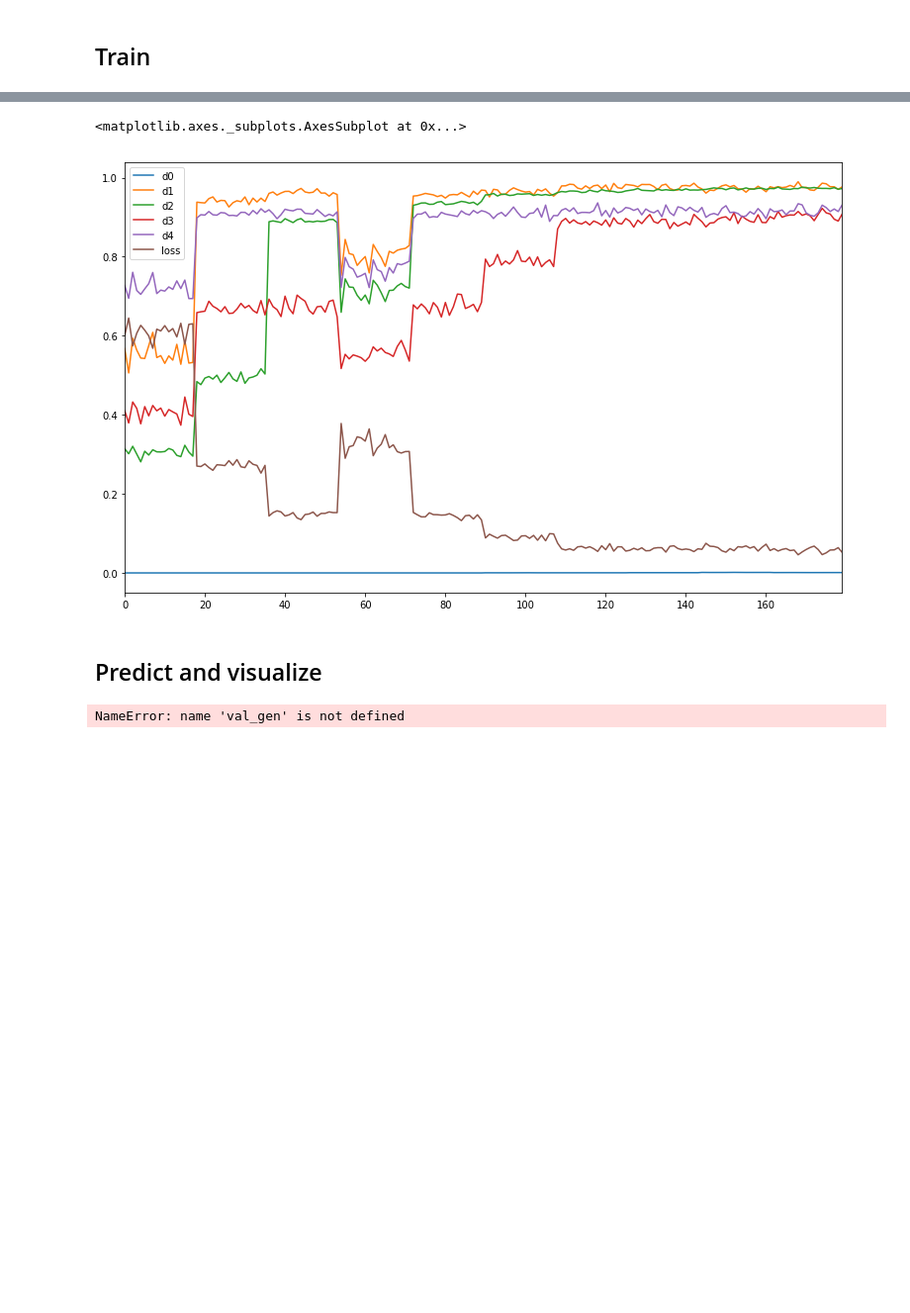
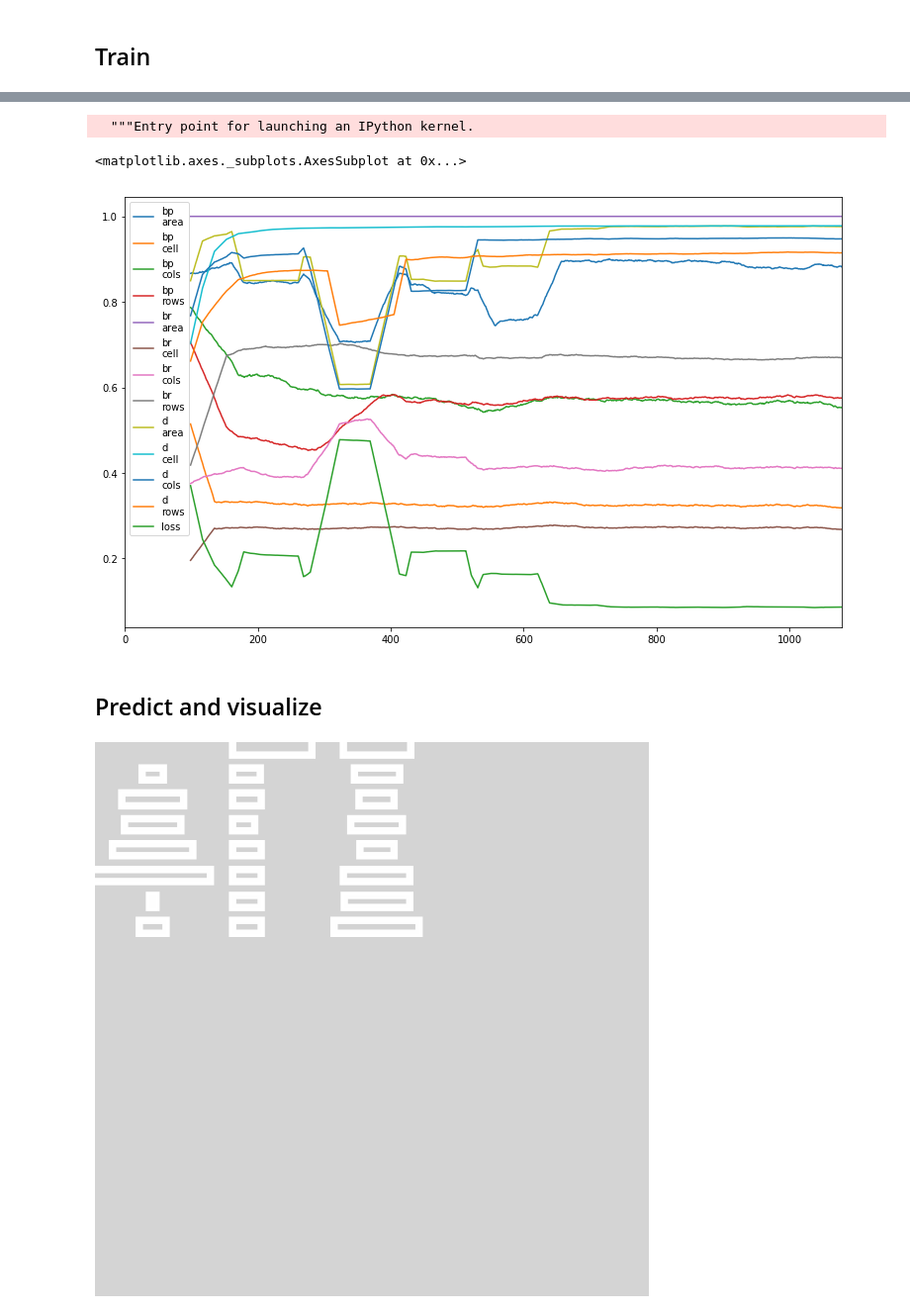
Before and after one commit to windj007/tablex-dataset, a Jupyter notebook: box_based_pytorch.ipynb, the cells around one changed output, grey strips where cells are left out. Shown at 99% size. Saved outputs shown, nothing was run; the diff lists cells and outputs as text; code cells hidden in the pictures; blank space fills up the shorter version.

```diff
--- a/box_based_pytorch.ipynb
+++ b/box_based_pytorch.ipynb
@@ -81,15 +81,16 @@ def make_mask_for_nn(size, box_cats, boxes_on_image):
     return result
 
 
-def calc_loss_weights(mask, edge_add_weight=0.5, laplacian_ksize=5):
+def calc_loss_weights(mask, edge_add_weight=0.2, laplacian_ksize=9, edge_th=1.1):
     result = numpy.ones_like(mask)
     for sample_i in range(mask.shape[0]):
         for channel_i in range(mask.shape[1]):
             edges = numpy.absolute(cv2.Laplacian(mask[sample_i, channel_i],
                                                  cv2.CV_32F,
                                                  ksize=laplacian_ksize))
+            edges = numpy.where(edges > edge_th, 1, 0)
             if edges.max() > 0:
-                result[sample_i, channel_i] += (edge_add_weight * edges / edges.max())
+                result[sample_i, channel_i] += edge_add_weight * edges
     return result
 
 
@@ -110,14 +111,19 @@ def prepare_batch(batch_image_ids, augmenter):
     mask = numpy.array([make_mask_for_nn(img.shape, img_box_cats, img_boxes)
                         for img, img_box_cats, img_boxes
                         in zip(images_aug, box_cats, boxes_aug)])
-    boxes_aug_lists = [[[b.x1, b.y1, b.x2, b.y2]
-                        for b in img_boxes.bounding_boxes]
-                       for img_boxes in boxes_aug]
+
+    boxes_aug_lists_with_cats = []
+    for img_boxes, img_box_cats in zip(boxes_aug, box_cats):
+        img_boxes_with_cats = collections.defaultdict(list)
+        for b, c in zip(img_boxes.bounding_boxes, img_box_cats):
+            img_boxes_with_cats[c].append((b.x1, b.y1, b.x2, b.y2))
+        boxes_aug_lists_with_cats.append(img_boxes_with_cats)
+
     return (batch_image_ids,
             numpy.expand_dims(numpy.array(images_aug), 1),
             mask,
             calc_loss_weights(mask),
-            boxes_aug_lists)
+            boxes_aug_lists_with_cats)
 
 
 def data_gen(image_ids, augmenter, batch_size=32):
@@ -141,11 +147,12 @@ class SegmDataset(Dataset):
          loss_weights,
          boxes_aug) = prepare_batch([self.all_image_ids[i]],
                                     self.augmenter)
+        boxes_aug_str = pickle.dumps(boxes_aug[0])
         return (batch_image_ids,
                 in_img[0],
                 mask[0],
                 loss_weights[0],
-                boxes_aug[0])
+                boxes_aug_str)
 # %%
 imgaug_pipeline = iaa.Sequential([
 #     iaa.Fliplr(0.5), # horizontally flip 50% of the images
@@ -440,8 +601,9 @@ train_metrics.plot(figsize=(13, 8))
 # %%
-val_metrics.plot(figsize=(13, 8))
+pandas.rolling_mean(val_metrics, 100).plot(figsize=(13, 8))
 # %% [output]
-<matplotlib.axes._subplots.AxesSubplot at 0x...>
+  """Entry point for launching an IPython kernel.
+<matplotlib.axes._subplots.AxesSubplot at 0x...>
-[figure, old version]
+[figure, new version]
 # %% [markdown]
 ## Predict and visualize
 # %%
@@ -451,7 +615,9 @@ test_net = net.cpu()
 # %%
-test_batch = next(iter(val_gen))
-test_pred = net(npvar(test_batch[1], False))
+test_batch = prepare_batch(val_image_ids[:10], imgaug_pipeline)
+test_pred = test_net(npvar(test_batch[1], False))
 test_pred_np = test_pred.cpu().data.numpy()
-# %% [output]
-NameError: name 'val_gen' is not defined
+# %%
+arr_to_img((test_batch[3][3][2] / test_batch[3][3][2].max()) + test_batch[2][3][2])
+# %% [output]
+[figure, added]
 # %%
```
Also changed, not shown: parts of 19 cells of this notebook.
